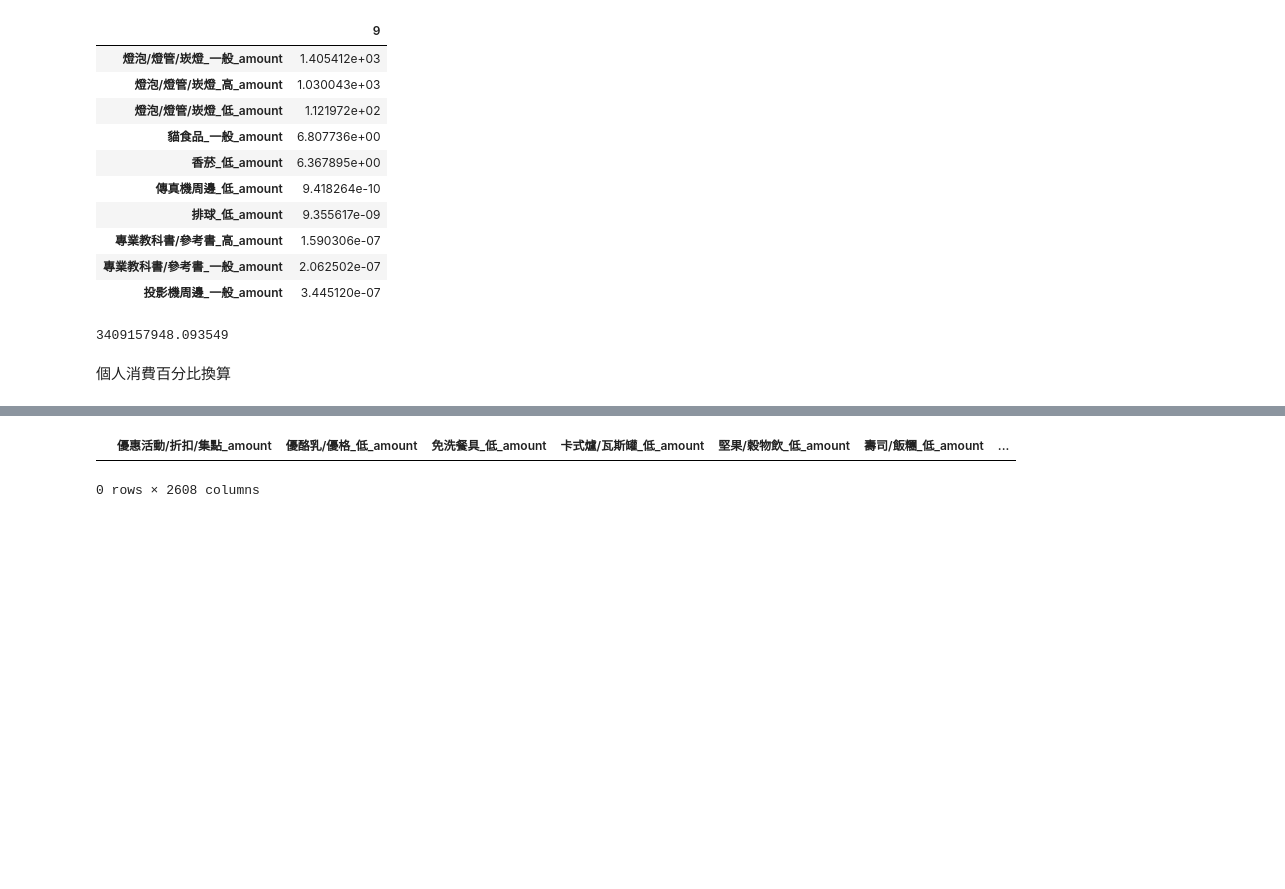
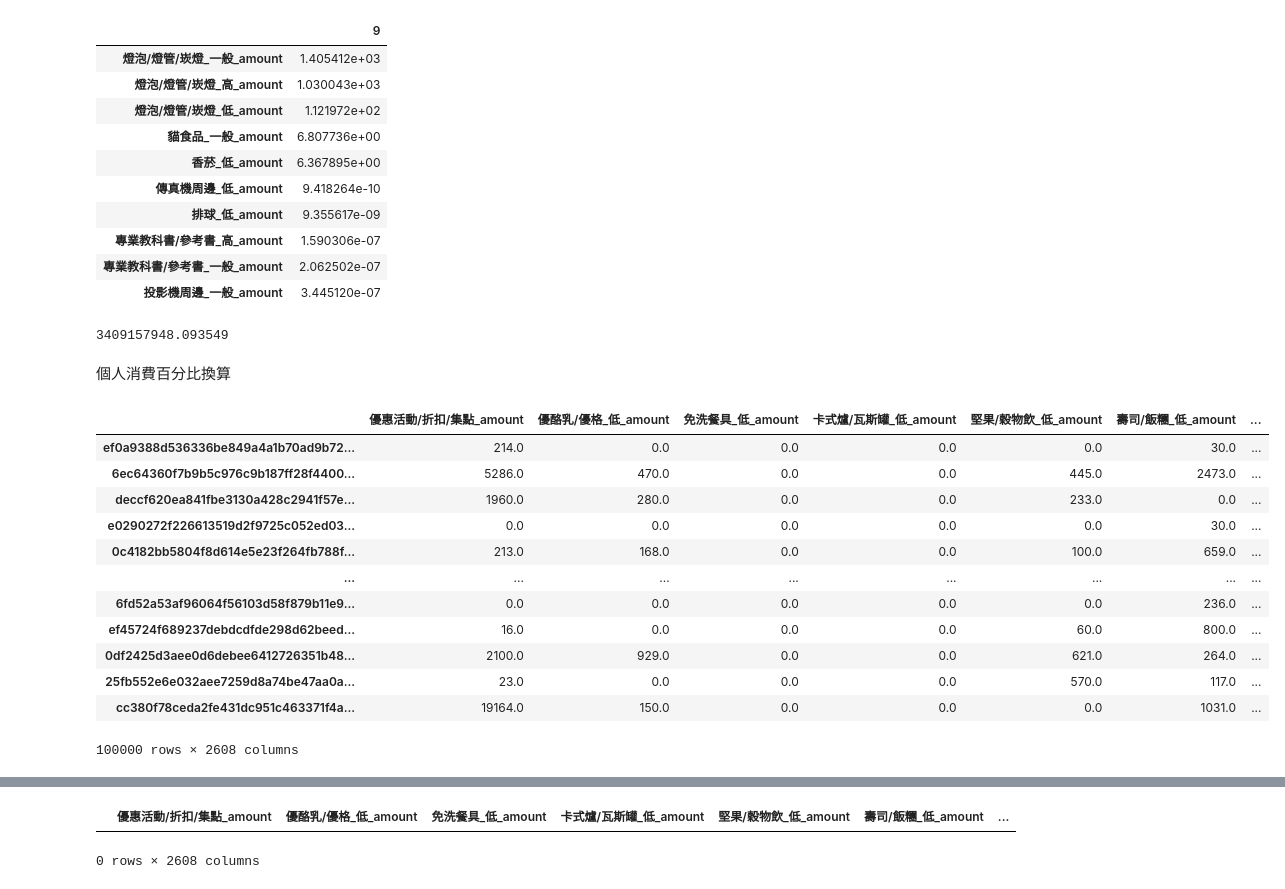
Before and after one commit to DylanJoo/codes.customer.characteristics, a Jupyter notebook: NMF.ipynb, the cells around one changed output, grey strips where cells are left out. Saved outputs shown, nothing was run; the diff lists cells and outputs as text; code cells hidden in the pictures; blank space fills up the shorter version.

```diff
--- a/NMF.ipynb
+++ b/NMF.ipynb
@@ -3,7 +3,3 @@ import pandas as pd
 import numpy as np
 import nimfa
 import pickle
-# %%
-f = open("input_2020-12.pkl",'rb')
-df = pickle.load(f)
-df
@@ -244,16 +226,21 @@ print(np.sum(loss))
 3409157948.093549
 # %% [markdown]
 個人消費百分比換算
-# %%
-#加總2020
-f = open("input_2020-01.pkl",'rb')
-df_2020 = pickle.load(f)
-
-for i in range(2,10):
-    f = open("input_2020-0"+str(i) +".pkl",'rb')
-    df_add = pickle.load(f)
-    df_2020 = df_2020.add(df_add, fill_value= 0)
-for i in range(10,13):
-    f = open("input_2020-"+str(i) +".pkl",'rb')
-    df_add = pickle.load(f)
-    df_2020 = df_2020.add(df_add, fill_value= 0)
+# %%
+#兩年加總
+df_s = df_2020.add(df_2021, fill_value= 0)
+df_s
+# %% [output]
+|  | 優惠活動/折扣/集點_amount | 優酪乳/優格_低_amount | 免洗餐具_低_amount | 卡式爐/瓦斯罐_低_amount | 堅果/穀物飲_低_amount | 壽司/飯糰_低_amount | ... |
+| ef0a9388d536336be849a4a1b70ad9b72... | 214.0 | 0.0 | 0.0 | 0.0 | 0.0 | 30.0 | ... |
+| 6ec64360f7b9b5c976c9b187ff28f4400... | 5286.0 | 470.0 | 0.0 | 0.0 | 445.0 | 2473.0 | ... |
+| deccf620ea841fbe3130a428c2941f57e... | 1960.0 | 280.0 | 0.0 | 0.0 | 233.0 | 0.0 | ... |
+| e0290272f226613519d2f9725c052ed03... | 0.0 | 0.0 | 0.0 | 0.0 | 0.0 | 30.0 | ... |
+| 0c4182bb5804f8d614e5e23f264fb788f... | 213.0 | 168.0 | 0.0 | 0.0 | 100.0 | 659.0 | ... |
+| ... | ... | ... | ... | ... | ... | ... | ... |
+| 6fd52a53af96064f56103d58f879b11e9... | 0.0 | 0.0 | 0.0 | 0.0 | 0.0 | 236.0 | ... |
+| ef45724f689237debdcdfde298d62beed... | 16.0 | 0.0 | 0.0 | 0.0 | 60.0 | 800.0 | ... |
+| 0df2425d3aee0d6debee6412726351b48... | 2100.0 | 929.0 | 0.0 | 0.0 | 621.0 | 264.0 | ... |
+| 25fb552e6e032aee7259d8a74be47aa0a... | 23.0 | 0.0 | 0.0 | 0.0 | 570.0 | 117.0 | ... |
+| cc380f78ceda2fe431dc951c463371f4a... | 19164.0 | 150.0 | 0.0 | 0.0 | 0.0 | 1031.0 | ... |
+100000 rows × 2608 columns
```
Also changed, not shown: parts of 10 cells of this notebook, 1 other file.
